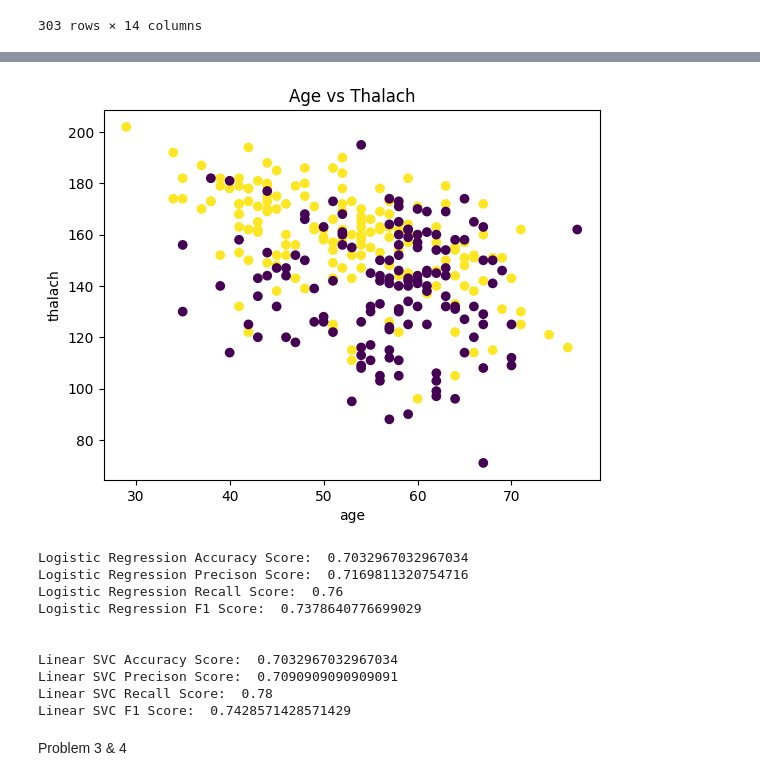
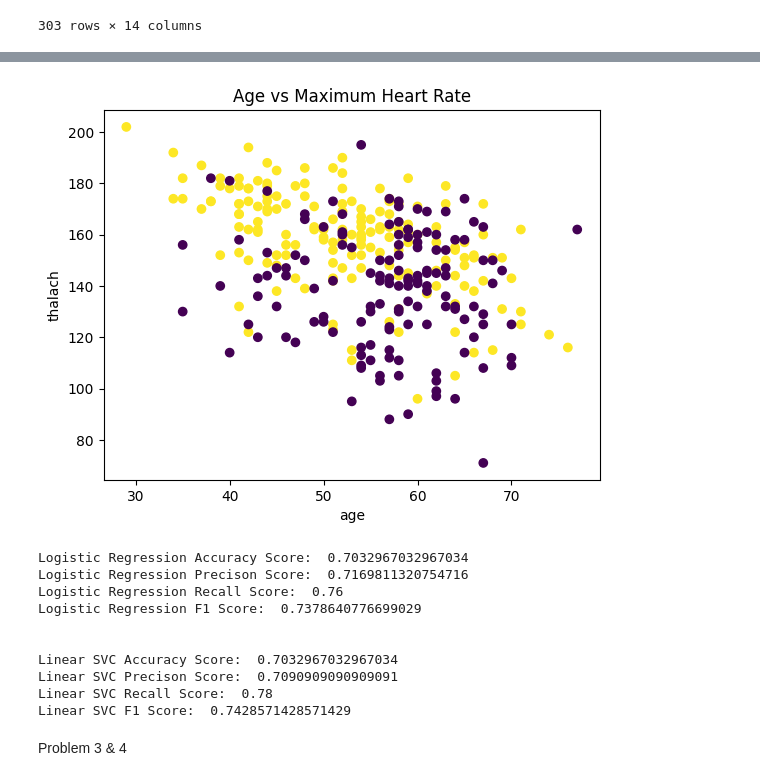
Before and after one commit to krishananth4/CSCI183-HW3, a Jupyter notebook: Krish_HW3.ipynb, the cells around one changed output, grey strips where cells are left out. Drawn from its saved outputs; the diff is of its cells as text; code cells hidden in the pictures.

```diff
--- a/Krish_HW3.ipynb
+++ b/Krish_HW3.ipynb
@@ -191,40 +311,40 @@ target = 'target'
 plt.scatter(df[feat1], df[feat2], c=df[target])
 plt.xlabel(feat1)
 plt.ylabel(feat2)
-plt.title("Age vs Thalach")
+plt.title("Age vs Maximum Heart Rate")
 plt.show()
 
 X = df[[feat1, feat2]]
 y = df[target]
 
 X_train, X_test, y_train, y_test = train_test_split(X, y, test_size=0.3, random_state=42)
 log_reg_model = LogisticRegression()
 log_reg_model.fit(X_train, y_train)
 y_pred = log_reg_model.predict(X_test)
 accuracyScore = accuracy_score(y_test, y_pred)
 precision = precision_score(y_test, y_pred)
 recall = recall_score(y_test, y_pred)
 f1Score = f1_score(y_test, y_pred)
 print("Logistic Regression Accuracy Score: ", accuracyScore)
 print("Logistic Regression Precison Score: ", precision)
 print("Logistic Regression Recall Score: ", recall)
 print("Logistic Regression F1 Score: ", f1Score)
 
 print('\n')
 
 lin_svc_model = LinearSVC()
 lin_svc_model.fit(X_train, y_train)
 y_pred = lin_svc_model.predict(X_test)
 accuracyScore = accuracy_score(y_test, y_pred)
 precision = precision_score(y_test, y_pred)
 recall = recall_score(y_test, y_pred)
 f1Score = f1_score(y_test, y_pred)
 print("Linear SVC Accuracy Score: ", accuracyScore)
 print("Linear SVC Precison Score: ", precision)
 print("Linear SVC Recall Score: ", recall)
 print("Linear SVC F1 Score: ", f1Score)
 # %% [output]
-[figure, old version]
+[figure, new version]
 Logistic Regression Accuracy Score:  0.7032967032967034
 Logistic Regression Precison Score:  0.7169811320754716
 Logistic Regression Recall Score:  0.76
```
Also changed, not shown: parts of 15 cells of this notebook.
